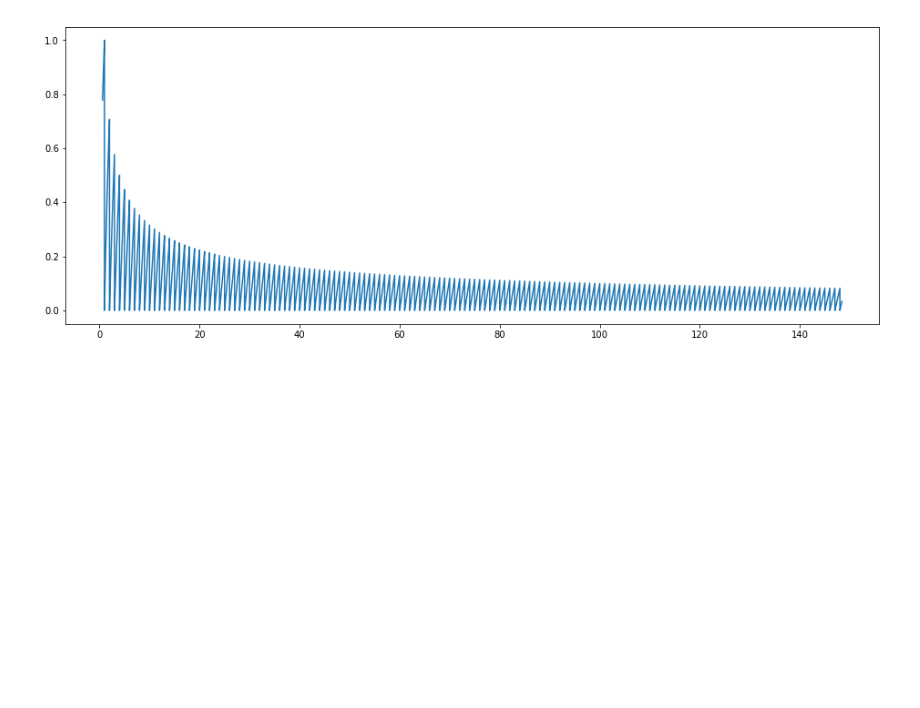
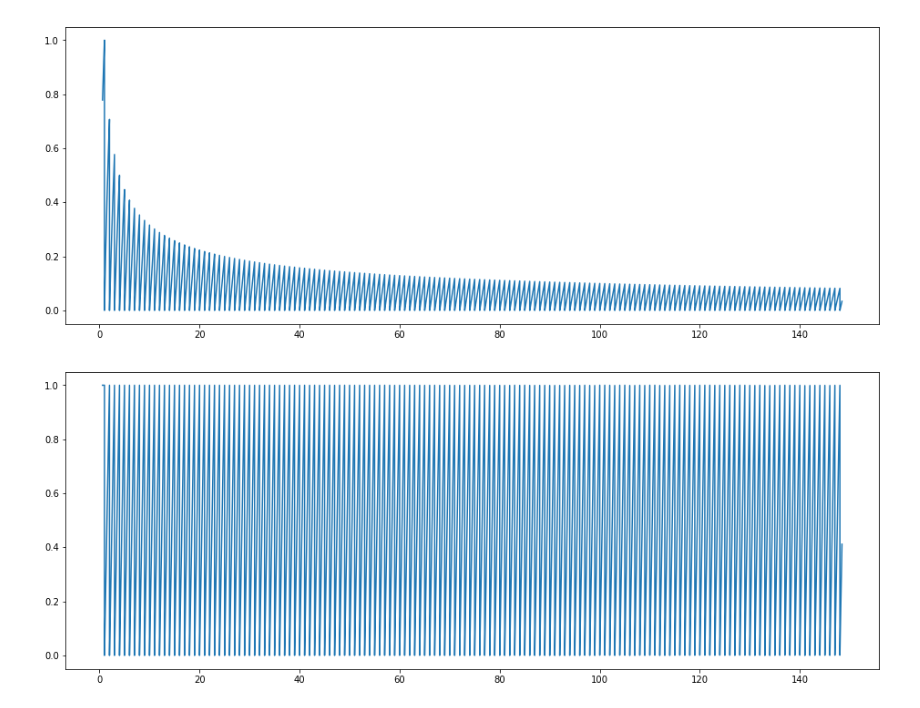
Before and after one commit to skaslev/zeta, a Jupyter notebook: zeta.ipynb, the cells around one changed output. Saved outputs shown, nothing was run; the diff lists cells and outputs as text; code cells hidden in the pictures; blank space fills up the shorter version.

```diff
--- a/zeta.ipynb
+++ b/zeta.ipynb
@@ -55,3 +55,9 @@ plot(exp(xx),y(xx))
 show()
 # %% [output]
 [figure]
+# %%
+figure(figsize=(16, 6))
+plot(exp(xx),y(xx)/exp(-abs(xx)/2))
+show()
+# %% [output]
+[figure, added]
```
